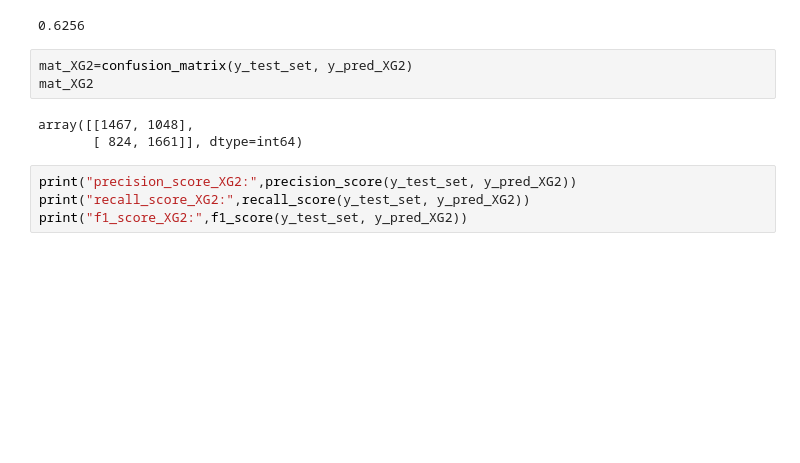
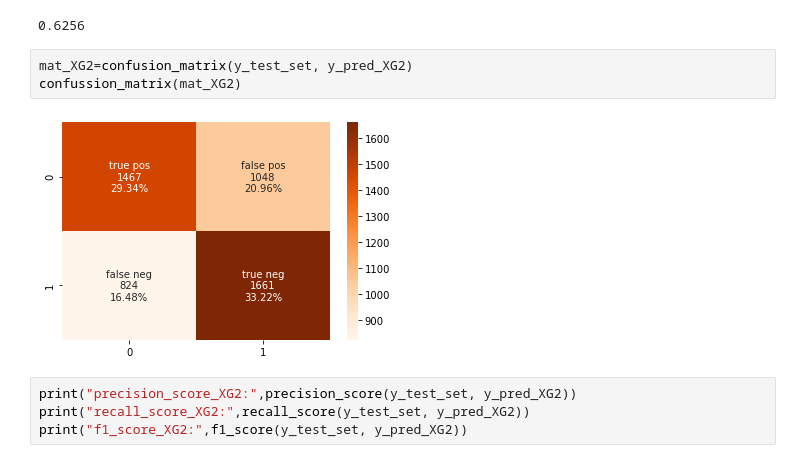
Before and after one commit to Yehudit-Brickner/data_science_end_of_year1_project, a Jupyter notebook: dogs vs cats 9.8.21 .ipynb, the cells around one changed output. Cells and saved outputs as stored; diff of their text form; blank space fills up the shorter version.

```diff
--- a/dogs vs cats 9.8.21 .ipynb
+++ b/dogs vs cats 9.8.21 .ipynb
@@ -366,10 +374,9 @@ accuracy_XG2
 0.6256
 # %%
 mat_XG2=confusion_matrix(y_test_set, y_pred_XG2)
-mat_XG2
+confussion_matrix(mat_XG2)
 # %% [output]
-array([[1467, 1048],
-       [ 824, 1661]], dtype=int64)
+[figure, added]
 # %%
 print("precision_score_XG2:",precision_score(y_test_set, y_pred_XG2))
 print("recall_score_XG2:",recall_score(y_test_set, y_pred_XG2))
```
Also changed, not shown: parts of 7 cells of this notebook, 4 other files.
